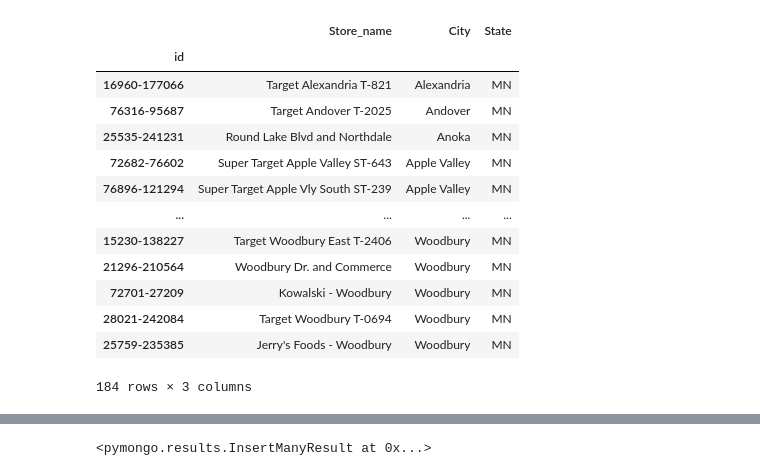
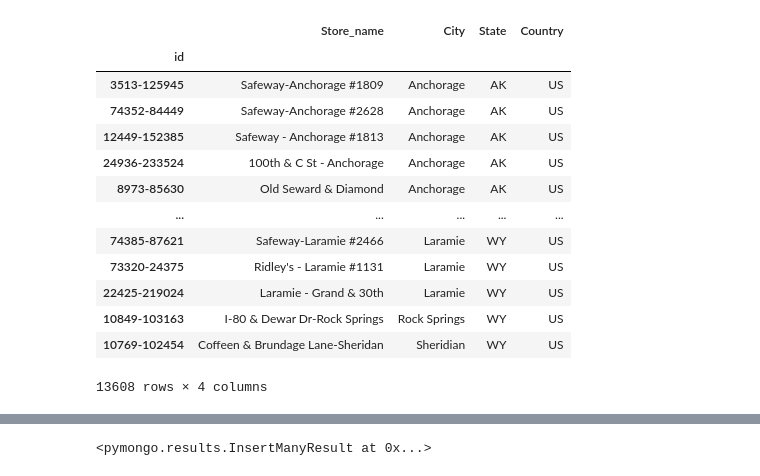
Before and after one commit to makeller234/ETL_Project_Satrbucks_Median_Income, a Jupyter notebook: etl_project.ipynb, the cells around one changed output, grey strips where cells are left out. Drawn from its saved outputs; the diff is of its cells as text; code cells hidden in the pictures.

```diff
--- a/etl_project.ipynb
+++ b/etl_project.ipynb
@@ -24,6 +30,6 @@ starbucks_df.head()
 # %%
 # Create a filtered dataframe from specific columns
-starbucks_cols = ["Store Number", "Store Name", "City", "State/Province"]
+starbucks_cols = ["Store Number", "Store Name", "City", "State/Province", "Country"]
 starbucks_transformed= starbucks_df[starbucks_cols].copy()
 
 # Rename the column headers
@@ -36,23 +42,24 @@ starbucks_transformed.drop_duplicates("id", inplace=True)
 starbucks_transformed.set_index("id", inplace=True)
 # %%
 columns = [
-     "Store_name", "City", "State"]
+     "Store_name", "City", "State", "Country"]
 
 
-starbucks_in_mn = starbucks_transformed.loc[starbucks_transformed["State"] == "MN",  columns]
-starbucks_in_mn
+starbucks_in_us = starbucks_transformed.loc[starbucks_transformed["Country"] == "US",  columns]
+starbucks_in_us = starbucks_in_us.dropna()
+starbucks_in_us
 # %% [output]
-|  | Store_name | City | State |
-| id |  |  |  |
-| 16960-177066 | Target Alexandria T-821 | Alexandria | MN |
-| 76316-95687 | Target Andover T-2025 | Andover | MN |
-| 25535-241231 | Round Lake Blvd and Northdale | Anoka | MN |
-| 72682-76602 | Super Target Apple Valley ST-643 | Apple Valley | MN |
-| 76896-121294 | Super Target Apple Vly South ST-239 | Apple Valley | MN |
-| ... | ... | ... | ... |
-| 15230-138227 | Target Woodbury East T-2406 | Woodbury | MN |
-| 21296-210564 | Woodbury Dr. and Commerce | Woodbury | MN |
-| 72701-27209 | Kowalski - Woodbury | Woodbury | MN |
-| 28021-242084 | Target Woodbury T-0694 | Woodbury | MN |
-| 25759-235385 | Jerry's Foods - Woodbury | Woodbury | MN |
+|  | Store_name | City | State | Country |
+| id |  |  |  |  |
+| 3513-125945 | Safeway-Anchorage #1809 | Anchorage | AK | US |
+| 74352-84449 | Safeway-Anchorage #2628 | Anchorage | AK | US |
+| 12449-152385 | Safeway - Anchorage #1813 | Anchorage | AK | US |
+| 24936-233524 | 100th & C St - Anchorage | Anchorage | AK | US |
+| 8973-85630 | Old Seward & Diamond | Anchorage | AK | US |
+| ... | ... | ... | ... | ... |
+| 74385-87621 | Safeway-Laramie #2466 | Laramie | WY | US |
+| 73320-24375 | Ridley's - Laramie #1131 | Laramie | WY | US |
+| 22425-219024 | Laramie - Grand & 30th | Laramie | WY | US |
+| 10849-103163 | I-80 & Dewar Dr-Rock Springs | Rock Springs | WY | US |
+| 10769-102454 | Coffeen & Brundage Lane-Sheridan | Sheridian | WY | US |
-184 rows × 3 columns
+13608 rows × 4 columns
```
Also changed, not shown: parts of 14 cells of this notebook.
